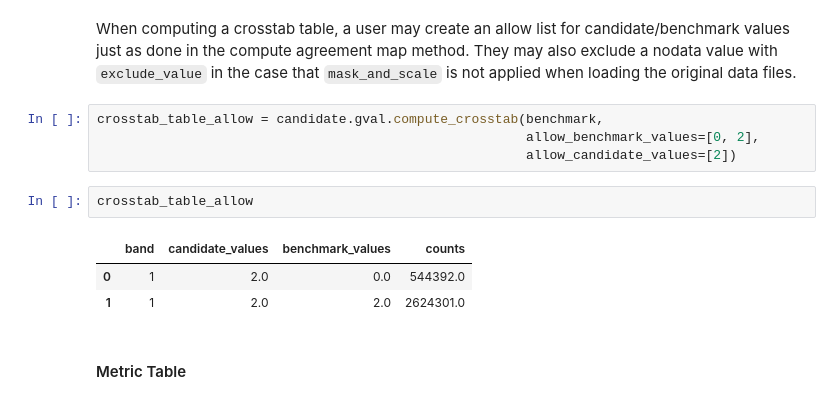
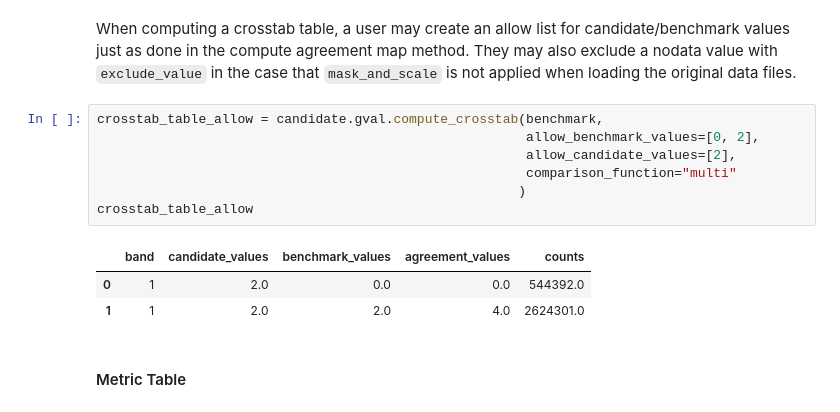
Before and after one commit to NOAA-OWP/gval, a Jupyter notebook: notebooks/Tutorial.ipynb, the cells around one changed output. Saved outputs shown, nothing was run; the diff lists cells and outputs as text.

```diff
--- a/notebooks/Tutorial.ipynb
+++ b/notebooks/Tutorial.ipynb
@@ -122,13 +122,14 @@ When computing a crosstab table, a user may create an allow list for candidate/b
 # %%
 crosstab_table_allow = candidate.gval.compute_crosstab(benchmark,
                                                        allow_benchmark_values=[0, 2],
-                                                       allow_candidate_values=[2])
+                                                       allow_candidate_values=[2],
+                                                       comparison_function="multi"
+                                                      )
+crosstab_table_allow
+# %% [output]
+|  | band | candidate_values | benchmark_values | agreement_values | counts |
+| 0 | 1 | 2.0 | 0.0 | 0.0 | 544392.0 |
+| 1 | 1 | 2.0 | 2.0 | 4.0 | 2624301.0 |
-# %%
-crosstab_table_allow
-# %% [output]
-|  | band | candidate_values | benchmark_values | counts |
-| 0 | 1 | 2.0 | 0.0 | 544392.0 |
-| 1 | 1 | 2.0 | 2.0 | 2624301.0 |
 # %% [markdown]
 #### Metric Table
 # %% [markdown]
```
Also changed, not shown: parts of 5 cells of this notebook, 8 other files.
